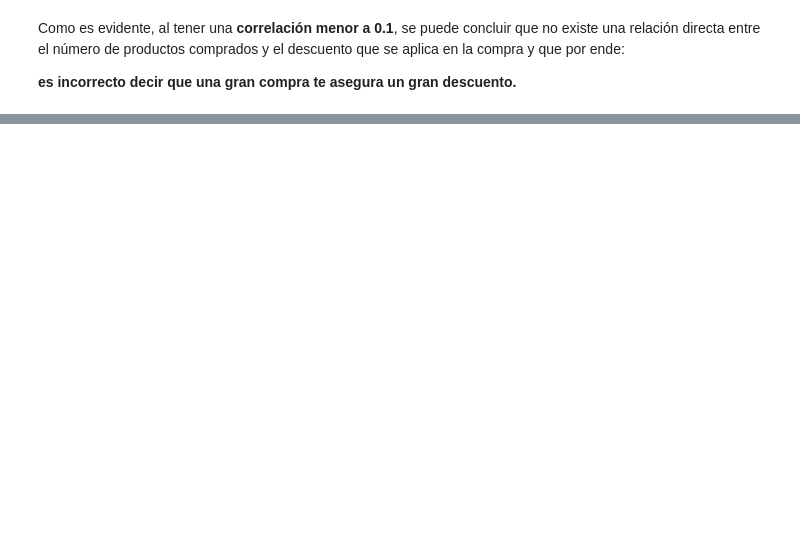
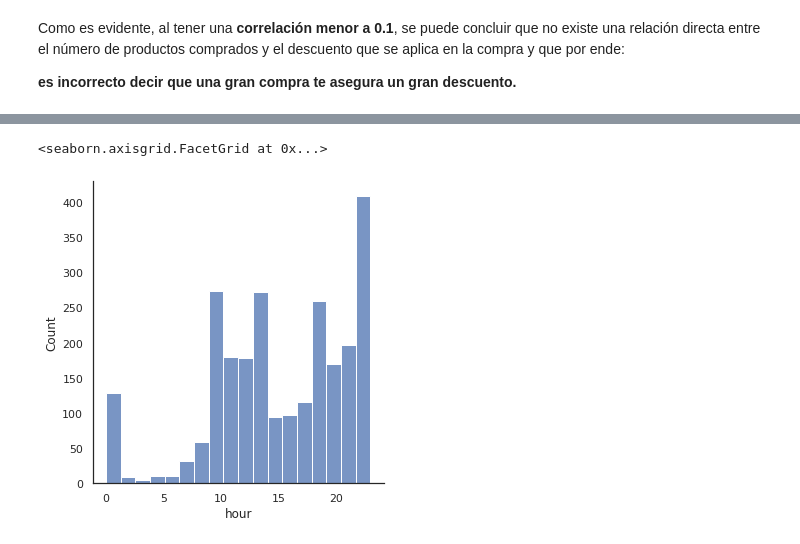
Before and after one commit to AndyPandy8/Semana-Tec, a Jupyter notebook: actividadEvaluada.ipynb, the cells around one changed output, grey strips where cells are left out. Saved outputs shown, nothing was run; the diff lists cells and outputs as text; code cells hidden in the pictures; blank space fills up the shorter version.

```diff
--- a/actividadEvaluada.ipynb
+++ b/actividadEvaluada.ipynb
@@ -61,0 +98,8 @@ Como es evidente, al tener una **correlación menor a 0.1**, se puede concluir q
+# %%
+dias_fuertes = df[(df['weekday'] == 1) & (df['compra_cat'] == 'por encima')]
+dias_debiles = df[(df['weekday'] == 6) & (df['compra_cat'] == 'por debajo')]
+# %%
+sns.displot(data=dias_fuertes, x='hour')
+# %% [output]
+<seaborn.axisgrid.FacetGrid at 0x...>
+[figure, added]
```
Also changed, not shown: parts of 12 cells of this notebook.
